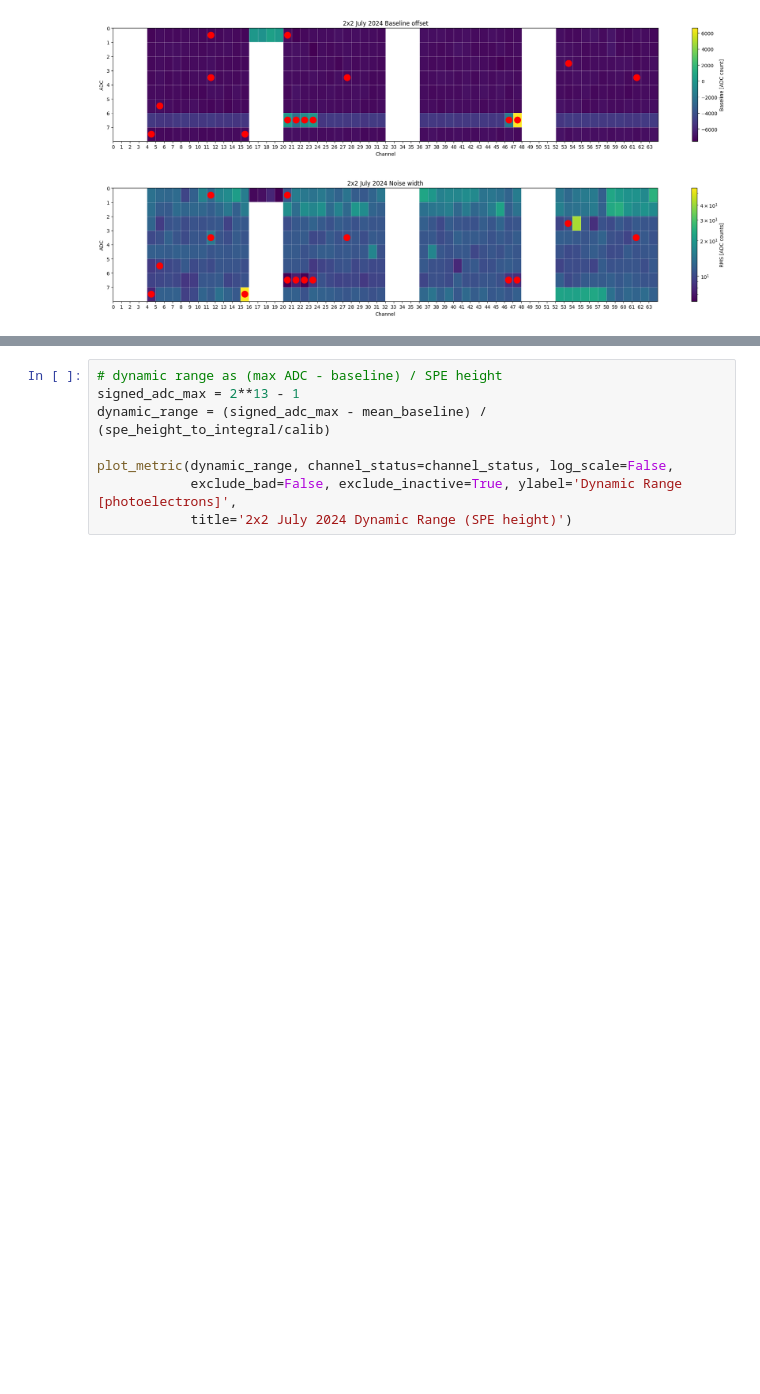
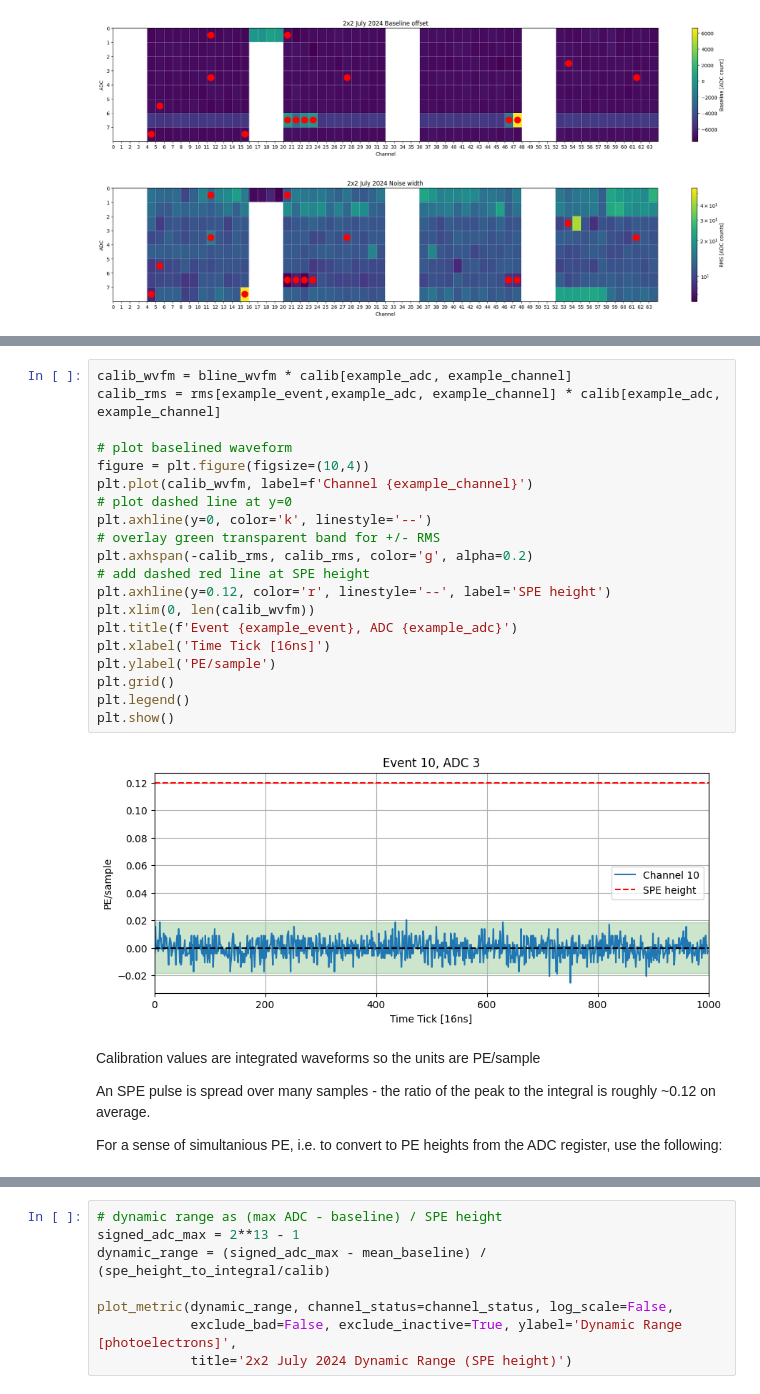
Before and after one commit to jvmead/lrs_tutorials, a Jupyter notebook: lrs_tutorial_1.ipynb, the cells around one changed output, grey strips where cells are left out. Cells and saved outputs as stored; diff of their text form; blank space fills up the shorter version.

```diff
--- a/lrs_tutorial_1.ipynb
+++ b/lrs_tutorial_1.ipynb
@@ -271,0 +347,28 @@ plot_metric(mean_rms, channel_status=channel_status, log_scale=True,
+# %%
+calib_wvfm = bline_wvfm * calib[example_adc, example_channel]
+calib_rms = rms[example_event,example_adc, example_channel] * calib[example_adc, example_channel]
+
+# plot baselined waveform
+figure = plt.figure(figsize=(10,4))
+plt.plot(calib_wvfm, label=f'Channel {example_channel}')
+# plot dashed line at y=0
+plt.axhline(y=0, color='k', linestyle='--')
+# overlay green transparent band for +/- RMS
+plt.axhspan(-calib_rms, calib_rms, color='g', alpha=0.2)
+# add dashed red line at SPE height
+plt.axhline(y=0.12, color='r', linestyle='--', label='SPE height')
+plt.xlim(0, len(calib_wvfm))
+plt.title(f'Event {example_event}, ADC {example_adc}')
+plt.xlabel('Time Tick [16ns]')
+plt.ylabel('PE/sample')
+plt.grid()
+plt.legend()
+plt.show()
+# %% [output]
+[figure, added]
+# %% [markdown]
+Calibration values are integrated waveforms so the units are PE/sample
+
+An SPE pulse is spread over many samples - the ratio of the peak to the integral is roughly ~0.12 on average.
+
+For a sense of simultanious PE, i.e. to convert to PE heights from the ADC register, use the following:
```
Also changed, not shown: parts of 17 cells of this notebook.
